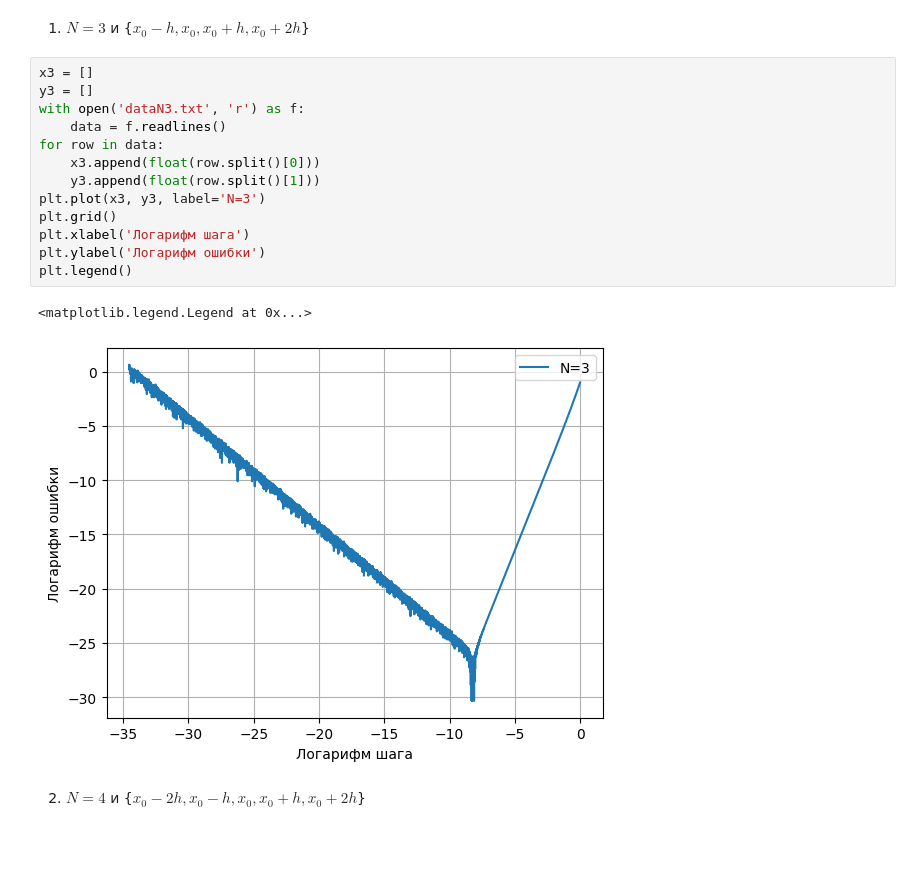
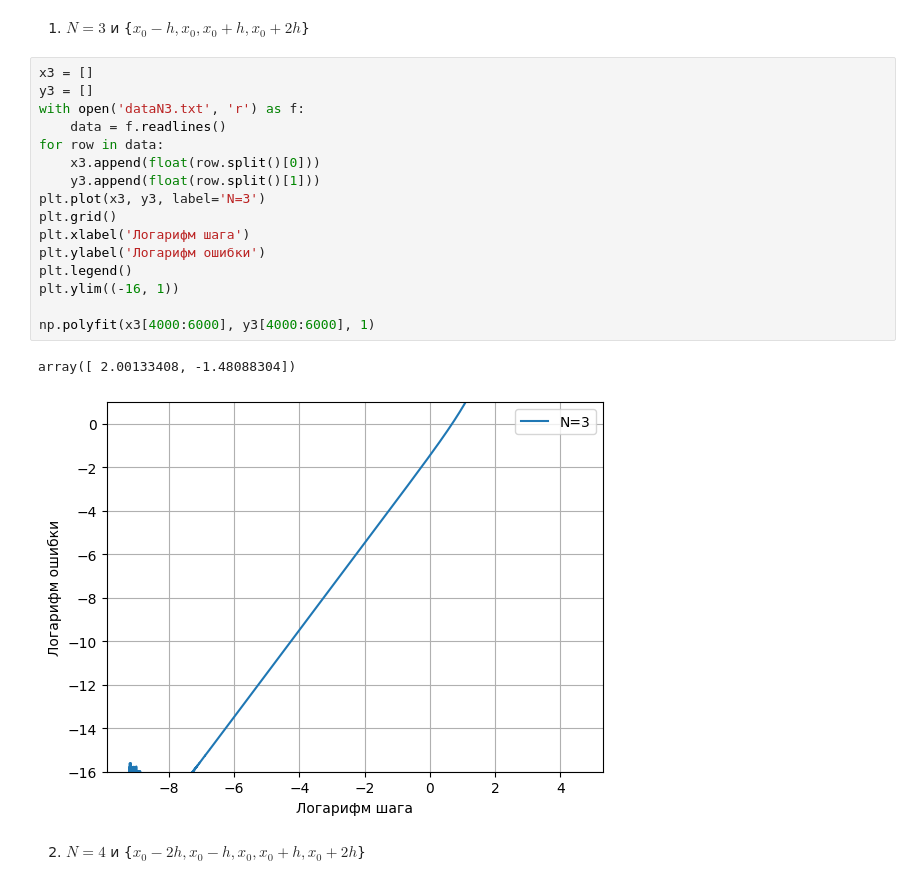
Before and after one commit to Dimundel/CompMathLabs, a Jupyter notebook: source/numerical_differentiation/report.ipynb, the cells around one changed output. Saved outputs shown, nothing was run; the diff lists cells and outputs as text; blank space fills up the shorter version.

```diff
--- a/source/numerical_differentiation/report.ipynb
+++ b/source/numerical_differentiation/report.ipynb
@@ -33,19 +33,22 @@ import numpy as np
 # %%
 x3 = []
 y3 = []
 with open('dataN3.txt', 'r') as f:
     data = f.readlines()
 for row in data:
     x3.append(float(row.split()[0]))
     y3.append(float(row.split()[1]))
 plt.plot(x3, y3, label='N=3')
 plt.grid()
 plt.xlabel('Логарифм шага')
 plt.ylabel('Логарифм ошибки')
 plt.legend()
+plt.ylim((-16, 1))
+
+np.polyfit(x3[4000:6000], y3[4000:6000], 1)
 # %% [output]
-<matplotlib.legend.Legend at 0x...>
+array([ 2.00133408, -1.48088304])
-[figure, old version]
+[figure, new version]
 # %% [markdown]
 2) $N = 4$ и {$x_0 - 2h, x_0 - h, x_0, x_0 + h, x_0 + 2h$}
 # %%
```
Also changed, not shown: parts of 7 cells of this notebook, 6 other files.
